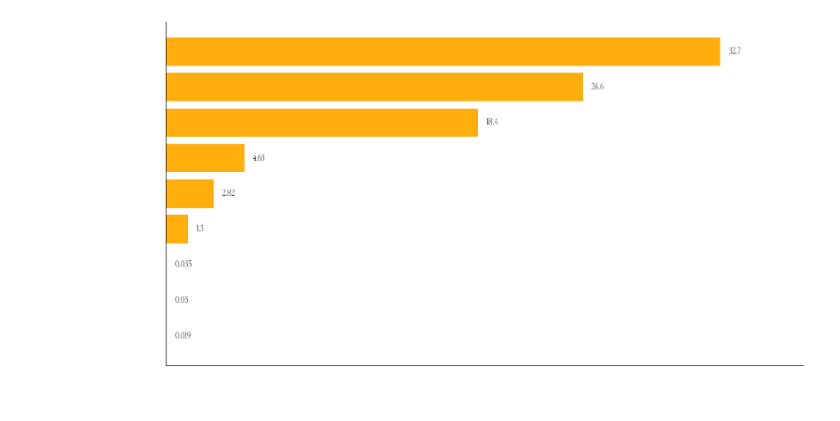
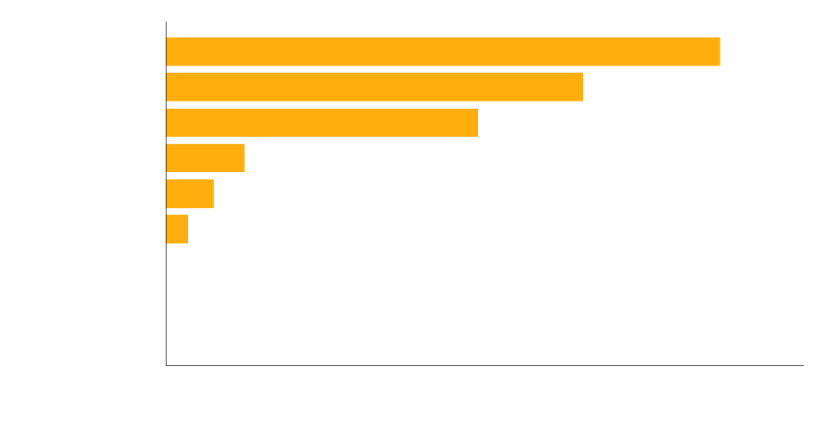
Before and after one commit to wadafacc/hslu-ungabunga, a Jupyter notebook: DVIZ/datastory-nuclear/diagrams/fatalities.ipynb, the cells around one changed output. Drawn from its saved outputs; the diff is of its cells as text; code cells hidden in the pictures.

```diff
--- a/DVIZ/datastory-nuclear/diagrams/fatalities.ipynb
+++ b/DVIZ/datastory-nuclear/diagrams/fatalities.ipynb
@@ -91,32 +91,32 @@ ax.set_axisbelow(True)
 # -----------------------------
 # 7. Value labels (MATCHED)
 # -----------------------------
 max_val = df["Deaths_per_TWh"].max()
 
 for bar in bars:
     ax.text(
         bar.get_width() + max_val * 0.015,
         bar.get_y() + bar.get_height() / 2,
         f"{bar.get_width():.3g}",
         va="center",
         ha="left",
         fontsize=14,
         fontweight="bold",
         color=WHITE
     )
 
 ax.set_xlim(0, max_val * 1.15)
 
 # -----------------------------
 # 8. Export (MATCHED)
 # -----------------------------
 plt.tight_layout(pad=2)
 plt.savefig(
     "./death_rates_energy_production.svg",
     format="svg",
     bbox_inches="tight",
-    transparent=True
+    # transparent=True
 )
 plt.show()
 # %% [output]
-[figure, old version]
+[figure, new version]
```
Also changed, not shown: 12 other files.
